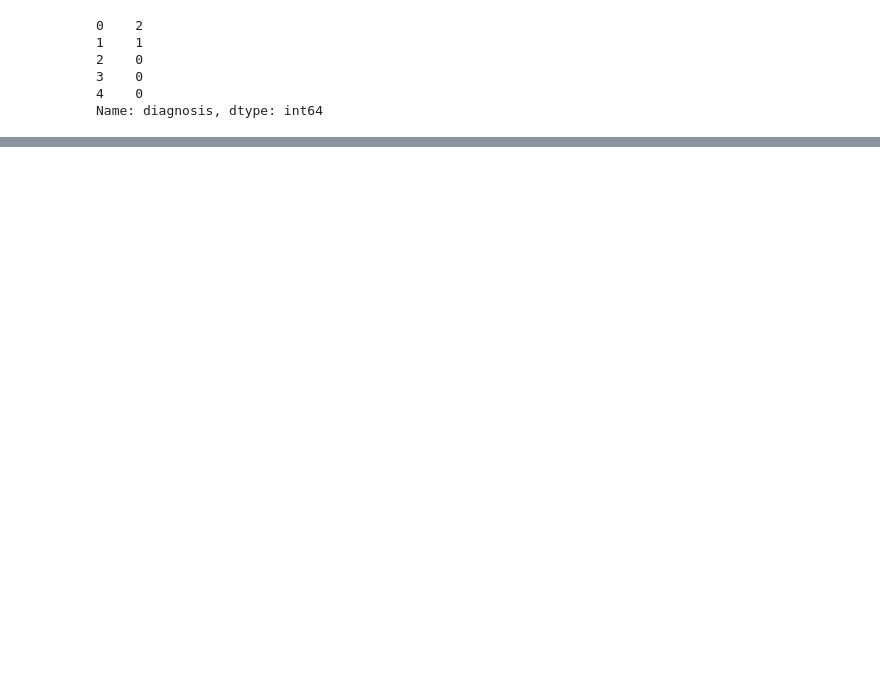
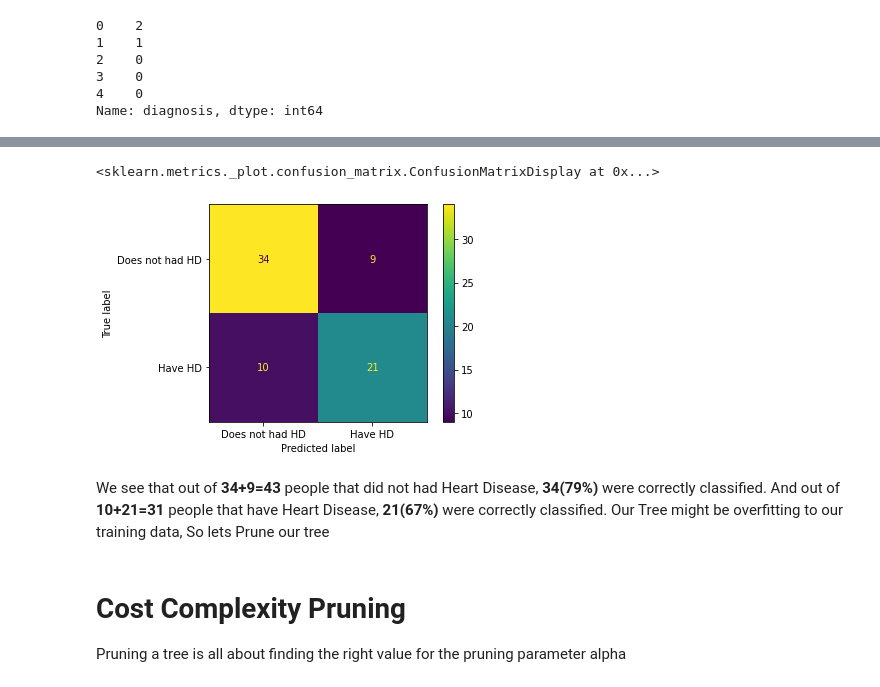
Before and after one commit to SATVIK2204/Data-Science-Projects, a Jupyter notebook: Decision Tree/heart_disease_prediction.ipynb, the cells around one changed output, grey strips where cells are left out. Cells and saved outputs as stored; diff of their text form; code cells hidden in the pictures; blank space fills up the shorter version.

```diff
--- a/Decision Tree/heart_disease_prediction.ipynb
+++ b/Decision Tree/heart_disease_prediction.ipynb
@@ -165,0 +266,14 @@ Name: diagnosis, dtype: int64
+# %%
+#Let's Test our tree
+plot_confusion_matrix(clf_dt,X_test,Y_test,display_labels=['Does not had HD','Have HD'])
+# %% [output]
+<sklearn.metrics._plot.confusion_matrix.ConfusionMatrixDisplay at 0x...>
+[figure, added]
+# %% [markdown]
+We see that out of **34+9=43** people that did not had Heart Disease, **34(79%)** were correctly classified. And out of
+**10+21=31** people that have Heart Disease, **21(67%)** were correctly classified.
+Our Tree might be overfitting to our training data, So lets Prune our tree
+# %% [markdown]
+# Cost Complexity Pruning
+
+Pruning a tree is all about finding the right value for the pruning parameter alpha
```
Also changed, not shown: parts of 32 cells of this notebook.
